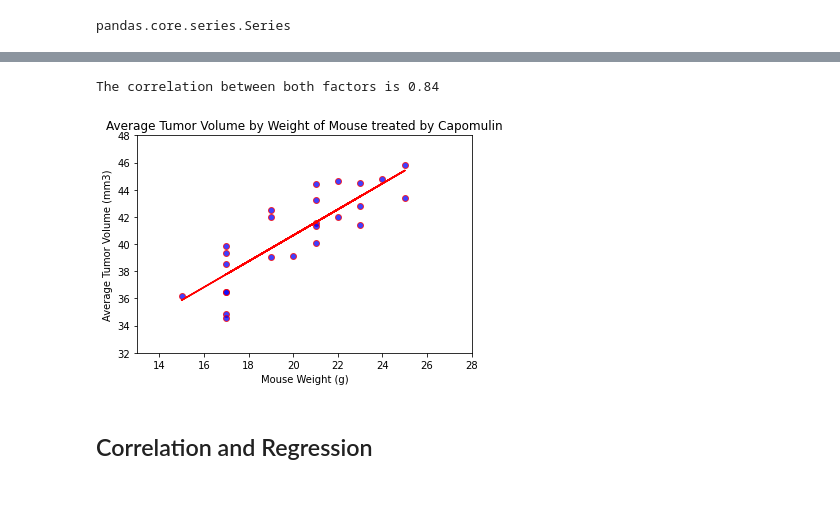
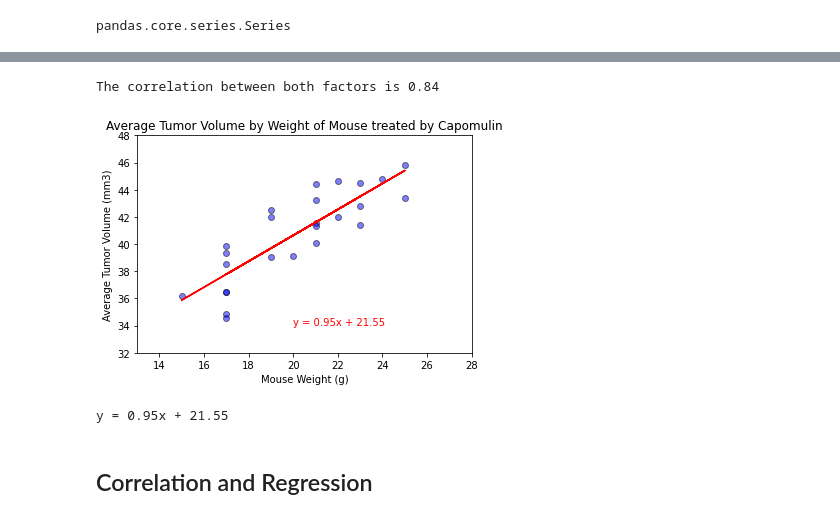
Before and after one commit to acsours/matplotlib-homework, a Jupyter notebook: pymaceuticals_starter.ipynb, the cells around one changed output, grey strips where cells are left out. Cells and saved outputs as stored; diff of their text form; code cells hidden in the pictures.

Commit message:
linregress equation annotated

```diff
--- a/pymaceuticals_starter.ipynb
+++ b/pymaceuticals_starter.ipynb
@@ -731,28 +596,37 @@ Name: Weight (g), dtype: int64
 # %%
 # Generate a scatter plot of average tumor volume vs. mouse weight for the Capomulin regimen
 
 
-plt.scatter(x=mouse_weight, y=average_tumor_volume, marker='o', facecolors='blue', edgecolors='red', alpha=0.75)
+plt.scatter(x=mouse_weight, y=average_tumor_volume, marker='o', facecolors='blue', edgecolors='black', alpha=0.50)
 plt.xlabel('Mouse Weight (g)')
 plt.ylabel('Average Tumor Volume (mm3)')
 plt.title('Average Tumor Volume by Weight of Mouse treated by Capomulin')
 plt.xlim(13, 28)
 plt.ylim(32, 48)
 
 # Calculate linear regression model
 x_values = mouse_weight
 y_values = average_tumor_volume
+
 (slope, intercept, rvalue, pvalue, stderr) = sts.linregress(x_values, y_values)
 regress_values = x_values * slope + intercept
+
 line_eq = "y = " + str(round(slope,2)) + "x + " + str(round(intercept,2))
+
+
 plt.plot(x_values, regress_values, "r-")
 correlation = sts.pearsonr(x_values, y_values)
+plt.annotate(line_eq,(20,34),fontsize=10,color="red")
 print(f'The correlation between both factors is {round(correlation[0],2)}')
 
 plt.show()
 # %% [output]
 The correlation between both factors is 0.84
-[figure, old version]
+[figure, new version]
+# %%
+print(line_eq)
+# %% [output]
+y = 0.95x + 21.55
 # %% [markdown]
 ## Correlation and Regression
 # %%
```
Also changed, not shown: parts of 48 cells of this notebook.
